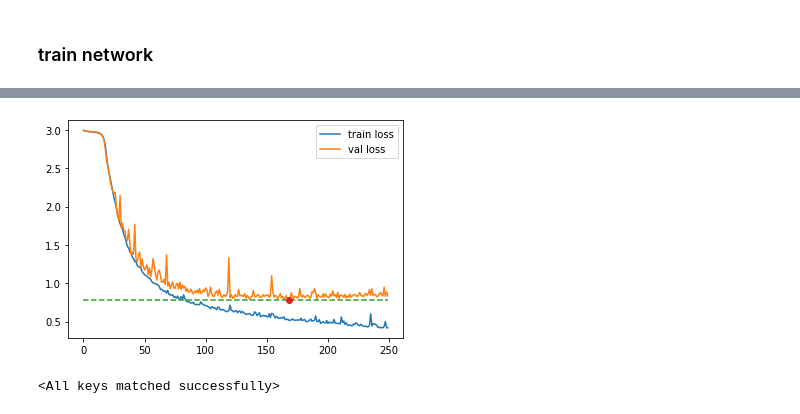
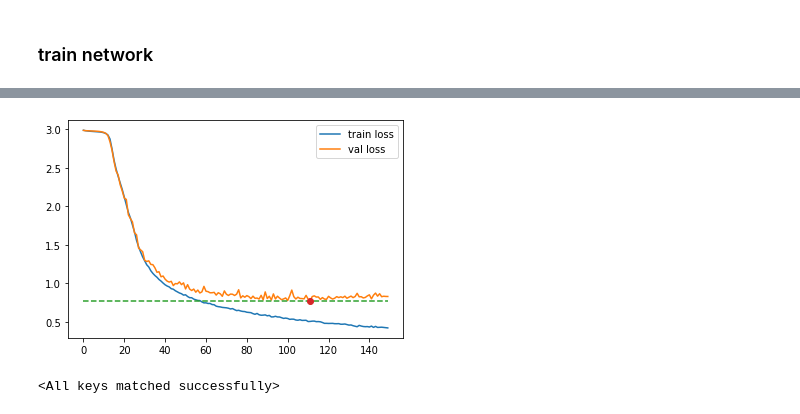
Before and after one commit to gourarushi/Character-Trajectory, a Jupyter notebook: CharacterTrajectories_Patches.ipynb, the cells around one changed output, grey strips where cells are left out. Saved outputs shown, nothing was run; the diff lists cells and outputs as text; code cells hidden in the pictures.

```diff
--- a/CharacterTrajectories_Patches.ipynb
+++ b/CharacterTrajectories_Patches.ipynb
@@ -105,6 +129,13 @@ test_labels -= 1
+# %%
+kwargs = {'window_size':20, 'stride':10, 'resizeTo':100, 'medianFilter':True, 'gaussianFilter':True, 'normalize':True}
+
+kwargs['data'] = train_data
+train_inputs, train_labels, train_indexes = myfunctions.dataToPatches(**kwargs)
+kwargs['data'] = test_data
+test_inputs, test_labels, test_indexes = myfunctions.dataToPatches(**kwargs)
 # %% [markdown]
 create dataset and dataloader
 # %%
 train_loader, val_loader, test_loader = myfunctions.createLoaders(train_inputs, train_labels,
                                                                   test_inputs, test_labels,
-                                                                  batch_size=50)
+                                                                  batch_size=32)
@@ -110,0 +168,34 @@ train_loader, val_loader, test_loader = myfunctions.createLoaders(train_inputs,
+# %%
+#np.random.seed(0)
+
+# random sample of randomly selected character
+rnd_index = np.random.choice((len(train_data)))
+
+# random sample of manually selected character
+index = classes.index('a')
+indexes = np.where(np.array(train_data)==index)[0]
+rnd_index = np.random.choice(indexes)
+
+input, label = train_data[rnd_index]
+
+print(classes[int(label)])
+X,Y,C = toPlot_char(input)
+for x,y,c in zip(X,Y,C):
+  plt.plot(x, y, color=c, marker='o', markersize=3.5, markerfacecolor='black')
+plt.show()
+
+indexes = np.where(train_indexes == rnd_index)[0]
+n_patches = len(indexes)
+print(n_patches,'patches')
+cols = int(np.ceil(n_patches/2))
+fig, axs = plt.subplots(2,cols, figsize=(15,6))
+
+for i,index in enumerate(indexes):
+  input = train_inputs[index]
+  indicator = input[3]
+  indicator = np.where(indicator==1)[0]
+  input = [np.take(channel,indicator) for channel in input[:3]]
+
+  X,Y,C = toPlot_char(input)
+  for x,y,c in zip(X,Y,C):
+    axs[0 if i<cols else 1,i%cols].plot(x, y, color=c, marker='o', markersize=3.5, markerfacecolor='black')
@@ -153,5 +249,5 @@ optimizer = optim.SGD(net.parameters(), lr=0.001, momentum=0.9)
 # %%
 best_params = myfunctions.trainNet(net,criterion,optimizer,
                                   train_loader,val_loader,
-                                  epochs=250)
+                                  epochs=150)
 # %% [output]
@@ -164,6 +260,6 @@ epoch: 246, train loss: 0.419, val loss: 0.834
 
 Finished Training
-[figure, old version]
+[figure, new version]
 # %%
 net.load_state_dict(best_params)
 # %% [output]
```
Also changed, not shown: parts of 14 cells of this notebook.
